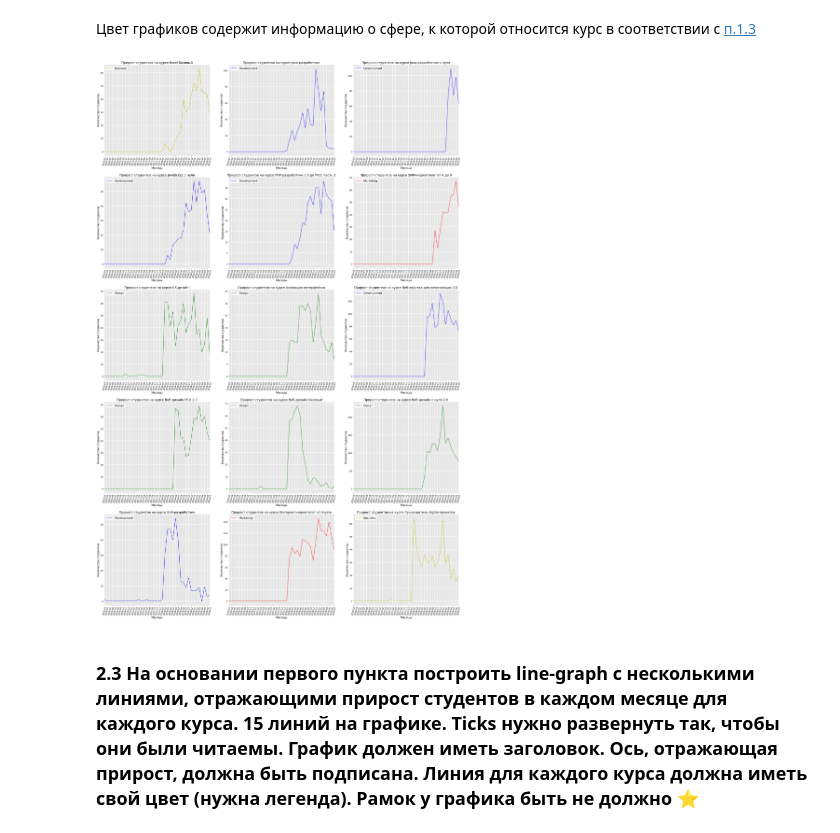
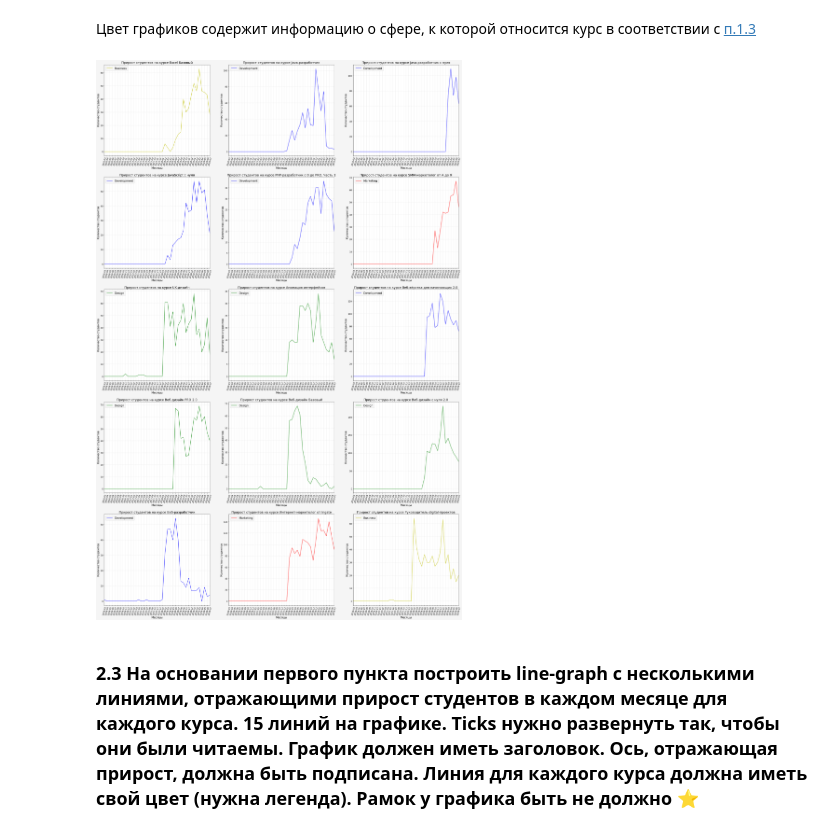
Before and after one commit to greymetall/data_science, a Jupyter notebook: Coursework#1/Coursework_analytics_1.ipynb, the cells around one changed output. Cells and saved outputs as stored; diff of their text form; code cells hidden in the pictures.

```diff
--- a/Coursework#1/Coursework_analytics_1.ipynb
+++ b/Coursework#1/Coursework_analytics_1.ipynb
@@ -619,33 +602,33 @@ df_students_month_adjunction
 # %% [markdown]
 Цвет графиков содержит информацию о сфере, к которой относится курс в соответствии с [п.1.3](#1.3-Постройте-горизонтальный-(столбцы-должны-располагаться-горизонтально)-bar-chart,-отражающий-количество-студентов-на-каждом-курсе.-График-должен-иметь-заголовок.-Значения-должны-быть-отсортированы.-Цвет-столбцов-должен-содержать-информацию-о-сфере,-к-которой-относится-курс-(то-есть-нужна-легенда).-Прозрачность-должна-стоять-на-отметке-0.1.-На-график-должна-быть-нанесена-линия-медианы.-У-медианы-должен-быть-свой-цвет.-Рамки-у-графика-быть-не-должно-⭐)
 # %%
-f,ax = plt.subplots(5, 3, figsize=(30,45))
+f,ax = plt.subplots(5, 3, figsize=(30,45), facecolor='whitesmoke')
 course = iter(courses) # задаём итератор для перебора курсов
 for row in range(5):
     for column in range(3):
         name = next(course) # запуск итератора
         plot = df_students_month_adjunction.loc[name]\
             .plot(title=f'Прирост студентов на курсе {name}',
                  ax=ax[row,column],
                  layout=(row,column),
                  fontsize=16,
                  color=field_dict[df_students_month_adjunction.loc[name].index[0][0]]) # отрисовка графиков с параметрами
-        ax[row,column].set_facecolor('.9') # фон полотен
-        for spine in ax[row,column].spines.values():
-            spine.set_visible(False) # убираем рамки
+#         ax[row,column].set_facecolor('.9') # фон полотен
+#         for spine in ax[row,column].spines.values():
+#             spine.set_visible(False) # убираем рамки
         plot.title.set_size(18)
         plot.set_xlabel('Месяцы', size=16)
         plot.set_ylabel('Количество студентов', size=16)
         plot.set_xticks(range(len(monthly_scale)))
         plot.set_xticklabels(monthly_scale, rotation=75)
         plot.set_xlim(0, len(monthly_scale)-1) # лимиты по оси x
         plot.tick_params(labelsize=12)
-        plot.grid(color='white', linewidth=2)
-        plot.legend([df_students_month_adjunction.loc[name].index[0][0]], loc=2, fontsize=16)
+        plot.grid(color='.9')
+        plot.legend([df_students_month_adjunction.loc[name].index[0][0]], loc=2, fontsize=16, facecolor='whitesmoke')
 plt.tight_layout(h_pad=2.5, w_pad=0.1)
 plt.show()
 # %% [output]
-[figure, old version]
+[figure, new version]
 # %% [markdown]
 ### 2.3 На основании первого пункта построить line-graph с несколькими линиями, отражающими прирост студентов в каждом месяце для каждого курса. 15 линий на графике. Ticks нужно развернуть так, чтобы они были читаемы. График должен иметь заголовок. Ось, отражающая прирост, должна быть подписана. Линия для каждого курса должна иметь свой цвет (нужна легенда). Рамок у графика быть не должно ⭐
 # %% [markdown]
```
Also changed, not shown: parts of 11 cells of this notebook.
